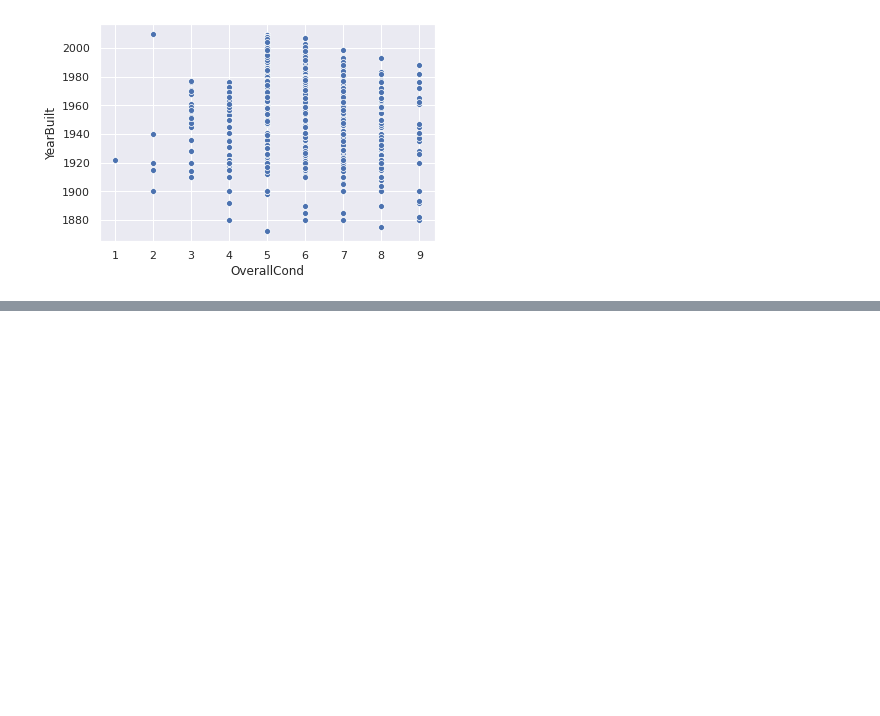
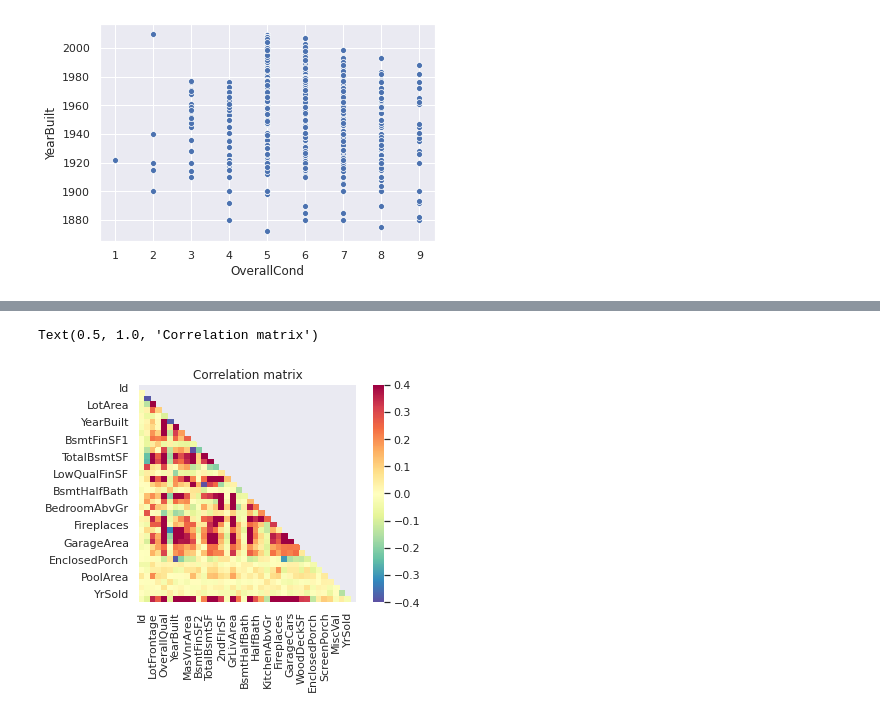
Before and after one commit to CSC345DSLoveYou/HousePrice_DSLoveyou, a Jupyter notebook: HousePrices_DSLoveYou.ipynb, the cells around one changed output, grey strips where cells are left out. Cells and saved outputs as stored; diff of their text form; code cells hidden in the pictures; blank space fills up the shorter version.

Commit message:
corr matrix

```diff
--- a/HousePrices_DSLoveYou.ipynb
+++ b/HousePrices_DSLoveYou.ipynb
@@ -136,3 +136,12 @@ dfTrain.corr().round(2)
 | MoSold | 0.02 | -0.01 | 0.01 | 0.00 | 0.07 | -0.00 | 0.01 | 0.02 | ... |
 | YrSold | 0.00 | -0.02 | 0.01 | -0.01 | -0.03 | 0.04 | -0.01 | 0.04 | ... |
 | SalePrice | -0.02 | -0.08 | 0.35 | 0.26 | 0.79 | -0.08 | 0.52 | 0.51 | ... |
+# %%
+corrs = dfTrain.corr()
+mask = np.zeros_like(corrs)
+mask[np.triu_indices_from(mask)] = True
+sns.heatmap(corrs, cmap='Spectral_r', mask=mask, square=True, vmin=-.4, vmax=.4)
+plt.title('Correlation matrix')
+# %% [output]
+Text(0.5, 1.0, 'Correlation matrix')
+[figure, added]
```
